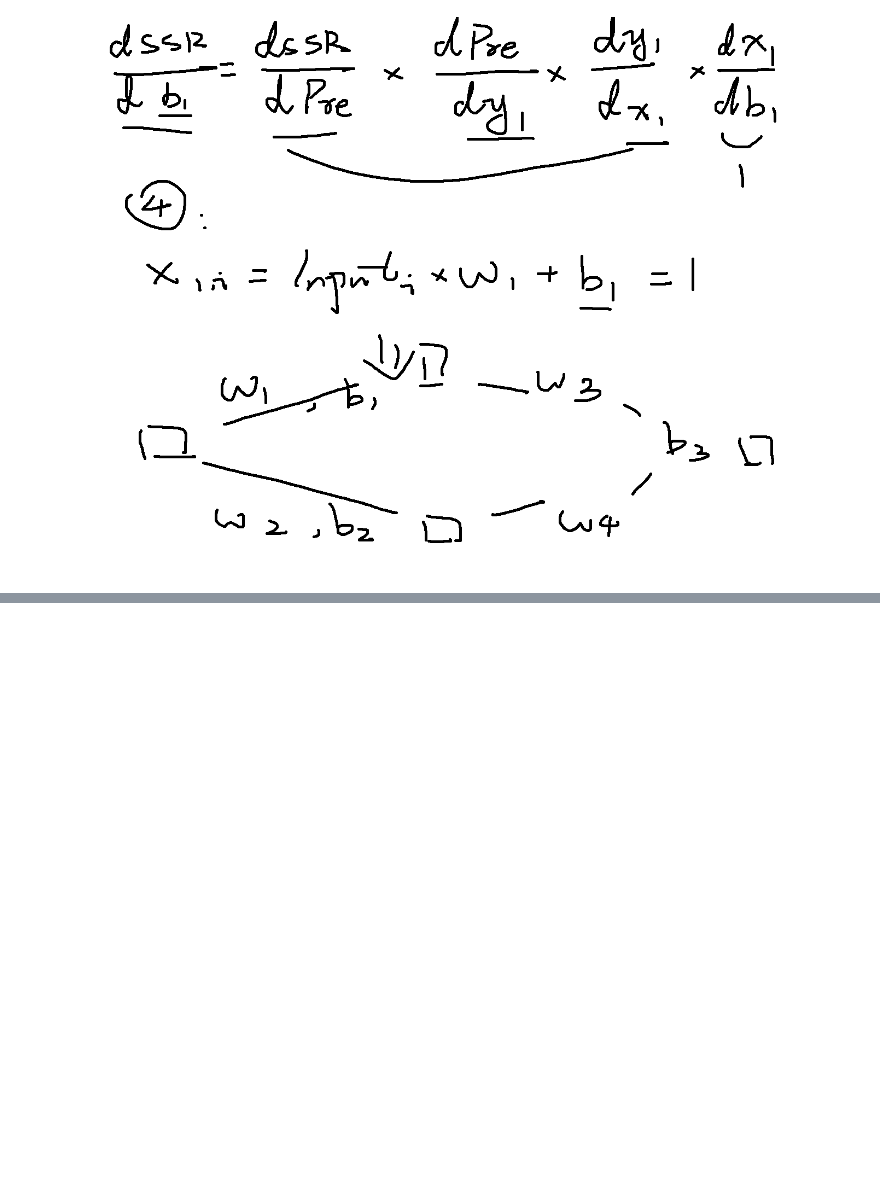
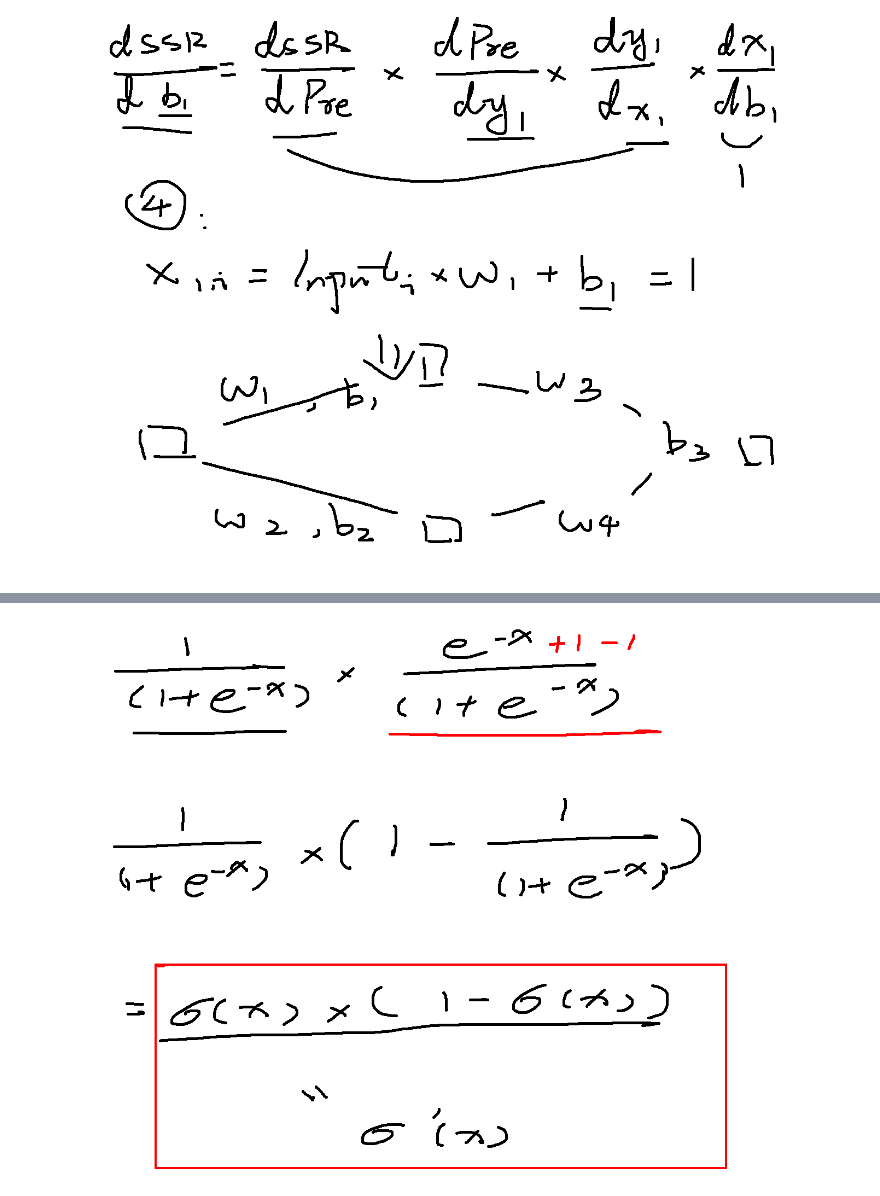
Before and after one commit to williamjiamin/Pure_Python_for_DS_ML, a Jupyter notebook: 16.人工神经网络与反向传播（Artificial_Neural_Network_Back-Propagation）/1.人工神经网络与反向传播（Artificial_Neural_Network_Back-Propagation）.ipynb, the cells around one changed output, grey strips where cells are left out. Saved outputs shown, nothing was run; the diff lists cells and outputs as text; code cells hidden in the pictures; blank space fills up the shorter version.

```diff
--- a/16.人工神经网络与反向传播（Artificial_Neural_Network_Back-Propagation）/1.人工神经网络与反向传播（Artificial_Neural_Network_Back-Propagation）.ipynb
+++ b/16.人工神经网络与反向传播（Artificial_Neural_Network_Back-Propagation）/1.人工神经网络与反向传播（Artificial_Neural_Network_Back-Propagation）.ipynb
@@ -138,0 +208,5 @@ def initialize_our_neural_network(n_inputs,n_hidden,n_outputs):
+# %%
+from IPython.display import Image
+Image(filename='1.18人工神经网络.png')
+# %% [output]
+[figure, added]
```
Also changed, not shown: parts of 24 cells of this notebook, 5 other files.
